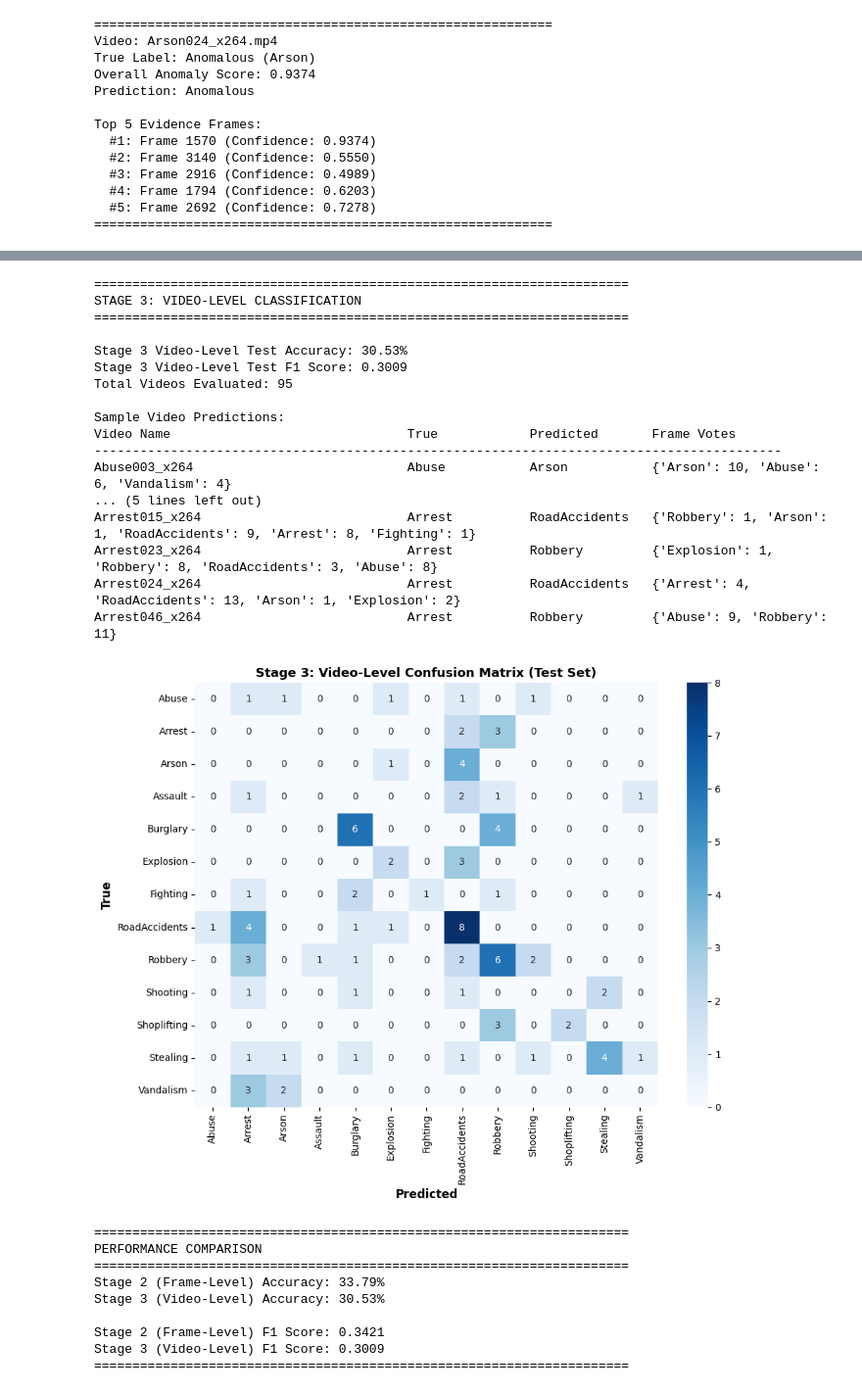
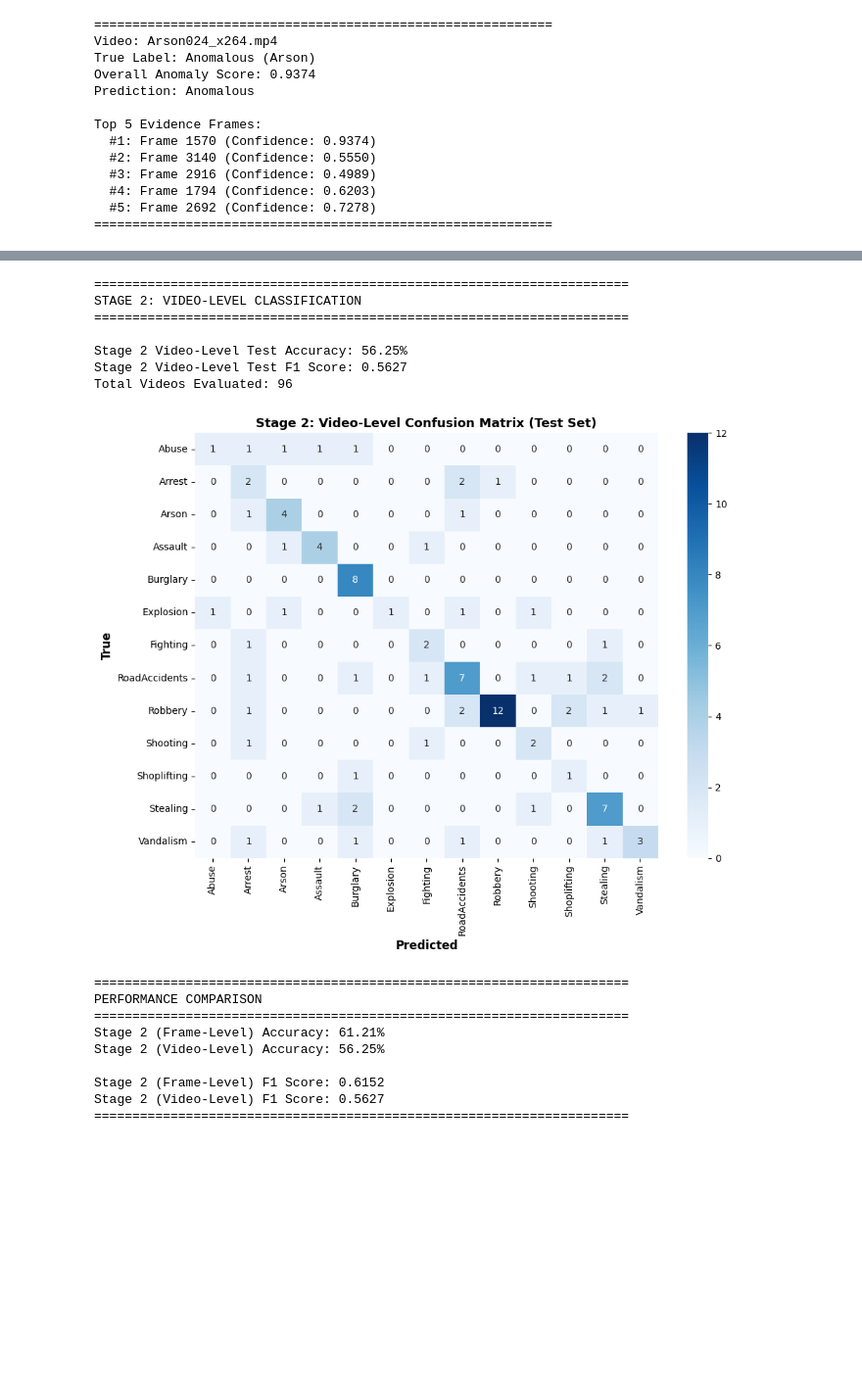
Before and after one commit to csci4502-5502-vit-anomaly-detection/spatiotemporal_vision_transformer_for_supervised_cctv_anomaly_detection, a Jupyter notebook: models/experiment_2/brandon_exp_2.ipynb, the cells around one changed output, grey strips where cells are left out. Shown at 98% size. Saved outputs shown, nothing was run; the diff lists cells and outputs as text; code cells hidden in the pictures; blank space fills up the shorter version.

```diff
--- a/models/experiment_2/brandon_exp_2.ipynb
+++ b/models/experiment_2/brandon_exp_2.ipynb
@@ -895,5 +794,5 @@ Selected Normal video, skipping viz (looking for crime)...
 # %%
-# --- STAGE 3: VIDEO-LEVEL CLASSIFICATION ---
+# --- STAGE 2: VIDEO-LEVEL CLASSIFICATION ---
 
 def aggregate_frames_to_video_predictions(model, dataset_root, split_name, classes):
     """
@@ -998,78 +897,58 @@ def evaluate_video_level(video_predictions, video_true_labels, classes):
     return acc, f1, cm, true_labels, pred_labels
 
 
-# Run Stage 3 evaluation on test set
+# Run Stage 2 evaluation on test set
 print("=" * 70)
-print("STAGE 3: VIDEO-LEVEL CLASSIFICATION")
+print("STAGE 2: VIDEO-LEVEL CLASSIFICATION")
 print("=" * 70)
 
 video_preds_test, video_true_test, video_frame_preds_test = aggregate_frames_to_video_predictions(
     model_s2, STAGE_2_DATA_ROOT, "Test", train_ds_s2.classes
 )
 
 video_acc, video_f1, video_cm, true_labels, pred_labels = evaluate_video_level(
     video_preds_test, video_true_test, train_ds_s2.classes
 )
 
-print(f"\nStage 3 Video-Level Test Accuracy: {video_acc*100:.2f}%")
-print(f"Stage 3 Video-Level Test F1 Score: {video_f1:.4f}")
+print(f"\nStage 2 Video-Level Test Accuracy: {video_acc*100:.2f}%")
+print(f"Stage 2 Video-Level Test F1 Score: {video_f1:.4f}")
 print(f"Total Videos Evaluated: {len(video_preds_test)}")
 
-# Show some example predictions
-print("\nSample Video Predictions:")
-print(f"{'Video Name':<40} {'True':<15} {'Predicted':<15} {'Frame Votes'}")
-print("-" * 90)
-for i, (video_name, pred_class) in enumerate(list(video_preds_test.items())[:10]):
-    true_class = video_true_test[video_name]
-    frame_preds = video_frame_preds_test[video_name]
-    from collections import Counter
-    vote_summary = dict(Counter(frame_preds))
-    print(f"{video_name:<40} {true_class:<15} {pred_class:<15} {vote_summary}")
 
 # Visualize video-level confusion matrix
 plt.figure(figsize=(10, 8))
 sns.heatmap(video_cm, annot=True, fmt='d', xticklabels=train_ds_s2.classes,
             yticklabels=train_ds_s2.classes, cmap='Blues')
 plt.xlabel('Predicted', fontsize=12, fontweight='bold')
 plt.ylabel('True', fontsize=12, fontweight='bold')
-plt.title('Stage 3: Video-Level Confusion Matrix (Test Set)', fontsize=13, fontweight='bold')
+plt.title('Stage 2: Video-Level Confusion Matrix (Test Set)', fontsize=13, fontweight='bold')
 plt.tight_layout()
 plt.show()
 
-# Compare Stage 2 (frame-level) vs Stage 3 (video-level) performance
+# Compare Stage 2 (frame-level) vs Stage 2 (video-level) performance
 print("\n" + "=" * 70)
 print("PERFORMANCE COMPARISON")
 print("=" * 70)
 print(f"Stage 2 (Frame-Level) Accuracy: {test_acc*100:.2f}%")
-print(f"Stage 3 (Video-Level) Accuracy: {video_acc*100:.2f}%")
+print(f"Stage 2 (Video-Level) Accuracy: {video_acc*100:.2f}%")
 print(f"\nStage 2 (Frame-Level) F1 Score: {test_f1:.4f}")
-print(f"Stage 3 (Video-Level) F1 Score: {video_f1:.4f}")
+print(f"Stage 2 (Video-Level) F1 Score: {video_f1:.4f}")
 print("=" * 70)
 # %% [output]
 ======================================================================
-STAGE 3: VIDEO-LEVEL CLASSIFICATION
+STAGE 2: VIDEO-LEVEL CLASSIFICATION
 ======================================================================
 
-Stage 3 Video-Level Test Accuracy: 30.53%
-Stage 3 Video-Level Test F1 Score: 0.3009
-Total Videos Evaluated: 95
-
-Sample Video Predictions:
-Video Name                               True            Predicted       Frame Votes
-------------------------------------------------------------------------------------------
-Abuse003_x264                            Abuse           Arson           {'Arson': 10, 'Abuse': 6, 'Vandalism': 4}
-... (5 lines left out)
-Arrest015_x264                           Arrest          RoadAccidents   {'Robbery': 1, 'Arson': 1, 'RoadAccidents': 9, 'Arrest': 8, 'Fighting': 1}
-Arrest023_x264                           Arrest          Robbery         {'Explosion': 1, 'Robbery': 8, 'RoadAccidents': 3, 'Abuse': 8}
-Arrest024_x264                           Arrest          RoadAccidents   {'Arrest': 4, 'RoadAccidents': 13, 'Arson': 1, 'Explosion': 2}
-Arrest046_x264                           Arrest          Robbery         {'Abuse': 9, 'Robbery': 11}
+Stage 2 Video-Level Test Accuracy: 56.25%
+Stage 2 Video-Level Test F1 Score: 0.5627
+Total Videos Evaluated: 96
-[figure, old version]
+[figure, new version]
 ======================================================================
 PERFORMANCE COMPARISON
 ======================================================================
-Stage 2 (Frame-Level) Accuracy: 33.79%
-Stage 3 (Video-Level) Accuracy: 30.53%
+Stage 2 (Frame-Level) Accuracy: 61.21%
+Stage 2 (Video-Level) Accuracy: 56.25%
 
-Stage 2 (Frame-Level) F1 Score: 0.3421
-Stage 3 (Video-Level) F1 Score: 0.3009
+Stage 2 (Frame-Level) F1 Score: 0.6152
+Stage 2 (Video-Level) F1 Score: 0.5627
 ======================================================================
```
Also changed, not shown: parts of 7 cells of this notebook, 1 other file.
